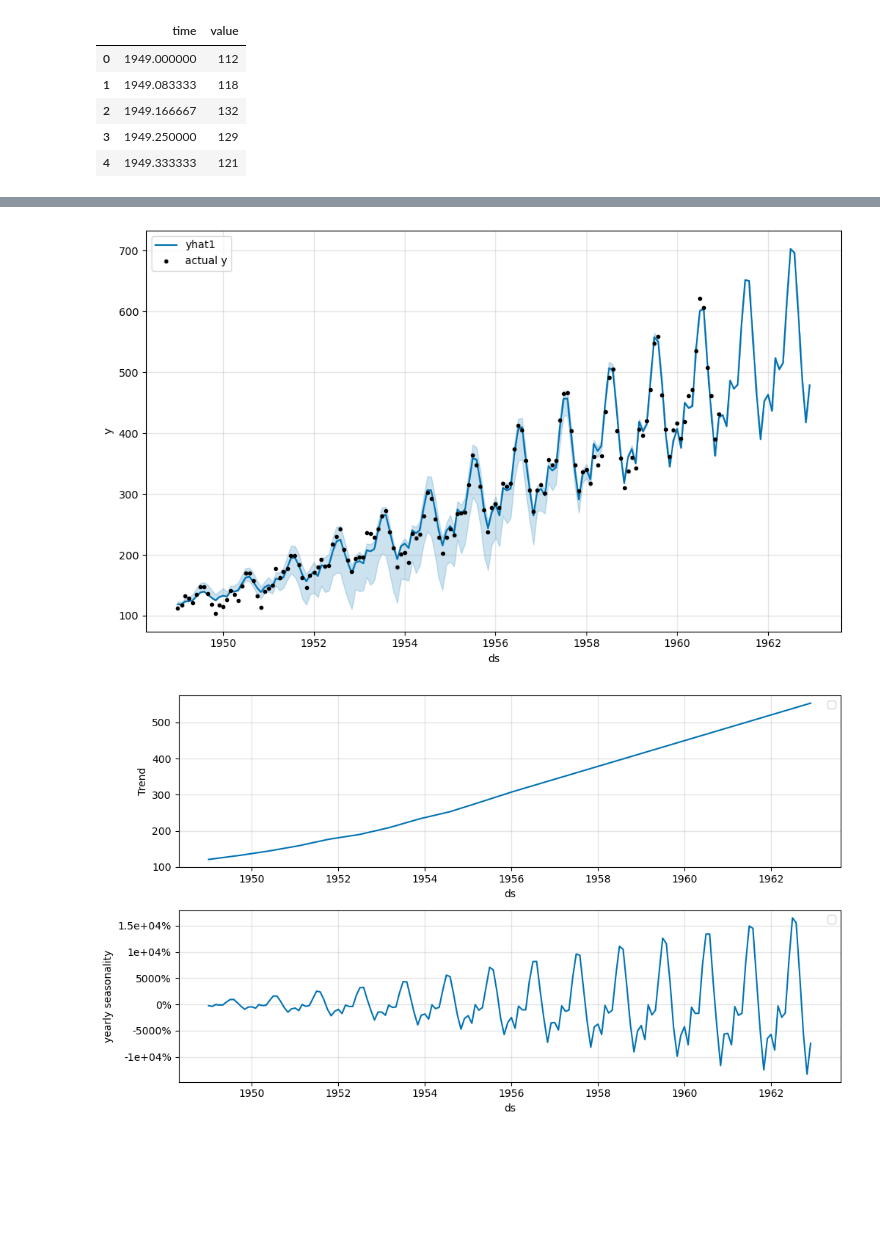
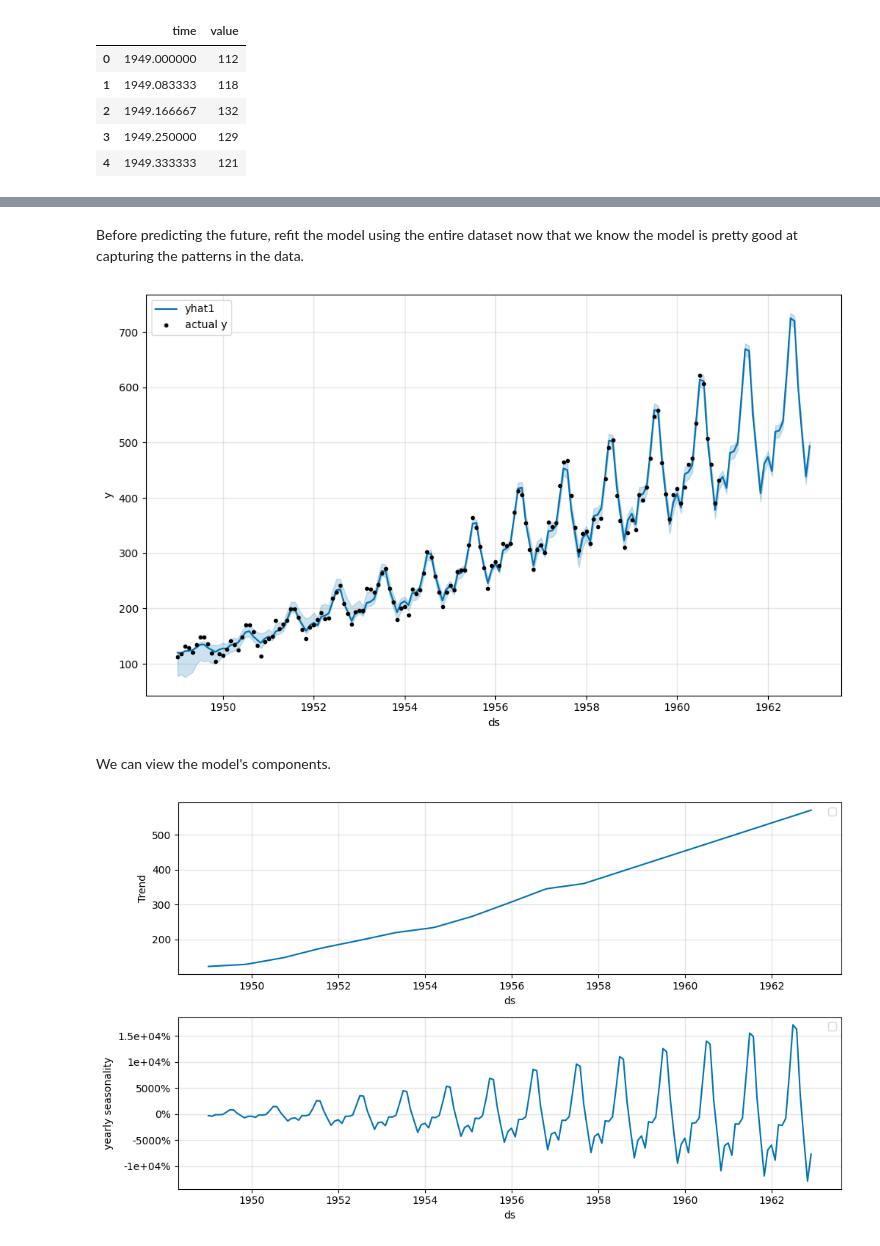
Before and after one commit to adamelliotfields/lab, a Jupyter notebook: files/neuralprophet.ipynb, the cells around one changed output, grey strips where cells are left out. Saved outputs shown, nothing was run; the diff lists cells and outputs as text; code cells hidden in the pictures; blank space fills up the shorter version.

Commit message:
Update NeuralProphet notebook

```diff
--- a/files/neuralprophet.ipynb
+++ b/files/neuralprophet.ipynb
@@ -36,12 +46,22 @@ We need to convert the dates from fractional to ISO 8601 format.
 # %%
-def parse_date(d):
-    year = int(d)
-    month = d - year
+def parse_time(t):
+    year = int(t)
+    month = t - year
     month = round(month * 12) + 1
-    return datetime(year, month, 1).strftime("%Y-%m-%d")
+    return datetime(year, month, 1)
 
 
-df["time"] = df["time"].apply(parse_date)
+df["time"] = df["time"].apply(parse_time)
 df.columns = ["ds", "y"]
-df.head()
+
+# plot
+_, ax = plt.subplots(figsize=(10, 5))
+ax.plot(df["ds"], df["y"], marker="o", linestyle="-")
+ax.xaxis.set_major_locator(mdates.YearLocator())
+ax.xaxis.set_major_formatter(mdates.DateFormatter("%Y"))
+plt.title("Monthly Air Passengers 1949 - 1960")
+plt.xlabel("Year")
+plt.ylabel("Passengers")
+plt.grid(True)
+plt.show()
 # %% [output]
@@ -81,10 +116,22 @@ model.plot(forecast)
+# %% [markdown]
+Before predicting the future, refit the model using the entire dataset now that we know the model is pretty good at capturing the patterns in the data.
 # %%
+model = NeuralProphet(
+    quantiles=[0.05, 0.95],
+    seasonality_mode="multiplicative",
+)
+model.set_plotting_backend("matplotlib")
+model.fit(df, freq="MS", progress=None)
+
 future_df = model.make_future_dataframe(df, periods=24, n_historic_predictions=len(df))
 forecast = model.predict(future_df)
+
 model.plot(forecast)
 # %% [output]
-[figure, old version]
+[figure, new version]
+# %% [markdown]
+We can view the model's components.
 # %%
 model.plot_components(forecast)
 # %% [output]
-[figure, old version]
+[figure, new version]
```
Also changed, not shown: parts of 16 cells of this notebook.
